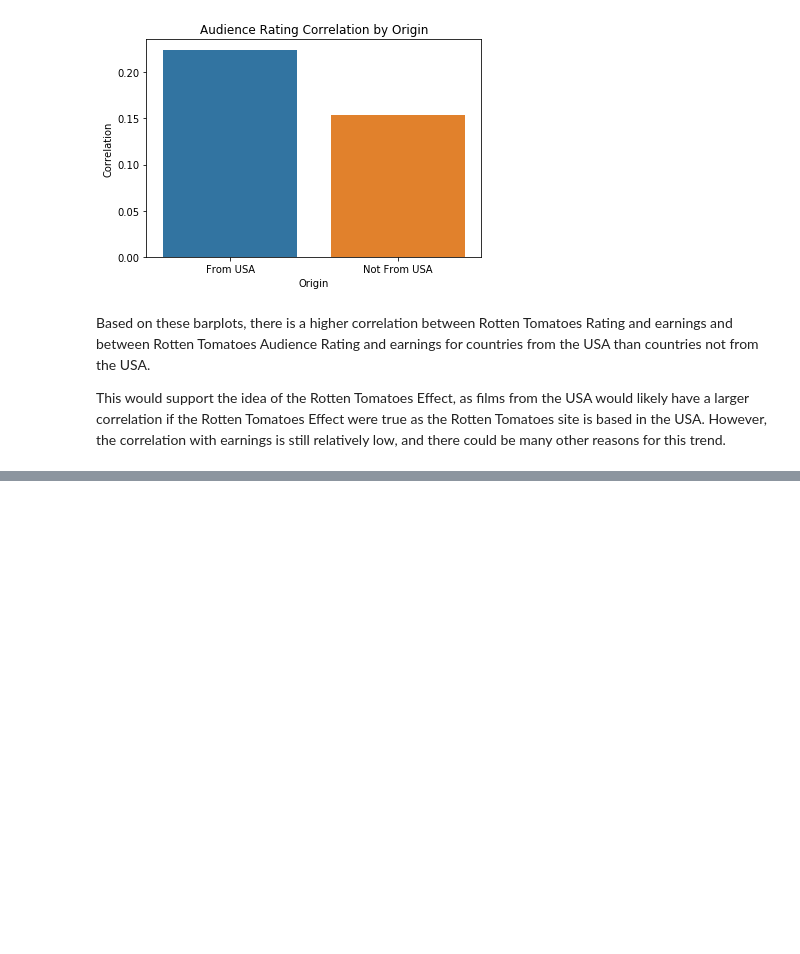
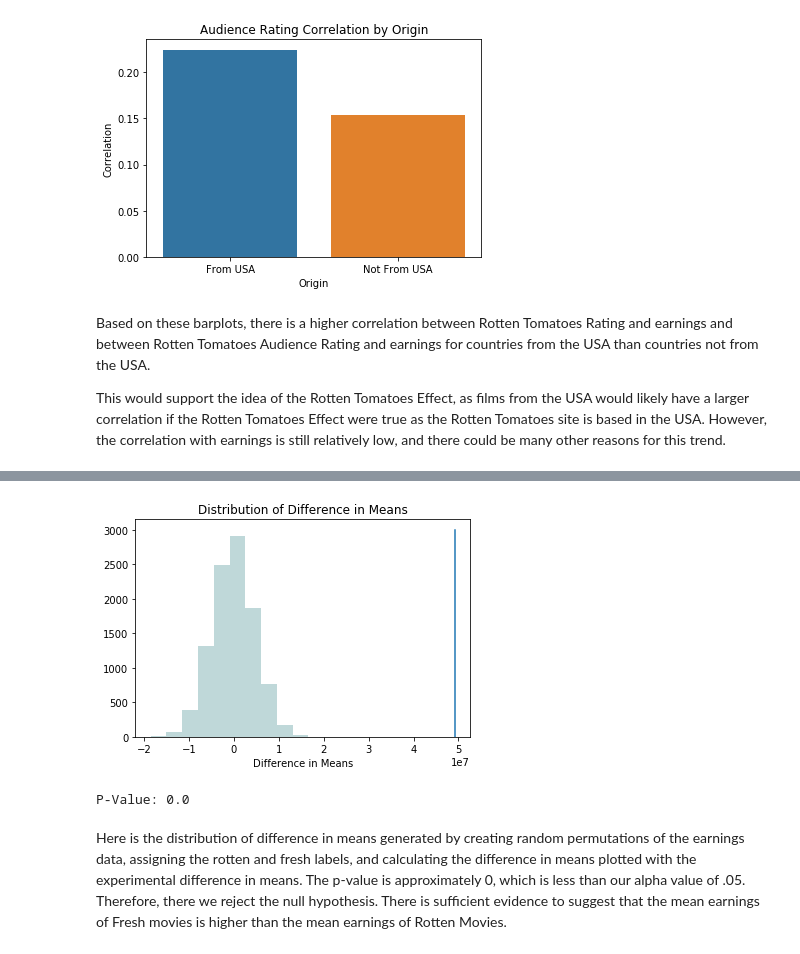
Before and after one commit to brndnzh/Rotten_Tomatoes_Effect, a Jupyter notebook: Rotten_Tomatoes_Effect_Script.ipynb, the cells around one changed output, grey strips where cells are left out. Cells and saved outputs as stored; diff of their text form; code cells hidden in the pictures; blank space fills up the shorter version.

```diff
--- a/Rotten_Tomatoes_Effect_Script.ipynb
+++ b/Rotten_Tomatoes_Effect_Script.ipynb
@@ -371,2 +395,31 @@ Null Hypothesis: There is no difference between the average earnings of Fresh mo
 
 Alpha: .05
+# %%
+# setting a random seed so that this is repeatable. I'll be using 18 for my current age
+np.random.seed(18)
+
+# generating distribution of difference in means
+num_f = np.sum(movies_df.tomatometer_status != "Rotten")
+diff_means = []
+for i in range(10000) :
+    rand_permutation = np.random.permutation(movies_df.earnings)
+    perm_sample_f = rand_permutation[0:num_f]
+    perm_sample_r = rand_permutation[num_f:]
+    diff_means.append(np.mean(perm_sample_f) - np.mean(perm_sample_r))
+
+# displaying histogram of distribution of difference in means with experimental difference in means
+sns.distplot(diff_means, kde = False, bins = 10, color = "cadetblue")
+plt.ylabel("")
+plt.xlabel("Difference in Means")
+plt.title("Distribution of Difference in Means")
+plt.plot([e_diff_means, e_diff_means], [0, 3000])
+plt.show()
+
+# calculating and printing p-value
+p_val = np.sum(np.array(diff_means) >= e_diff_means) / len(diff_means)
+print("P-Value: " + str(p_val))
+# %% [output]
+[figure, added]
+P-Value: 0.0
+# %% [markdown]
+Here is the distribution of difference in means generated by creating random permutations of the earnings data, assigning the rotten and fresh labels, and calculating the difference in means plotted with the experimental difference in means. The p-value is approximately 0, which is less than our alpha value of .05. Therefore, there we reject the null hypothesis. There is sufficient evidence to suggest that the mean earnings of Fresh movies is higher than the mean earnings of Rotten Movies.
```
Also changed, not shown: parts of 24 cells of this notebook.
